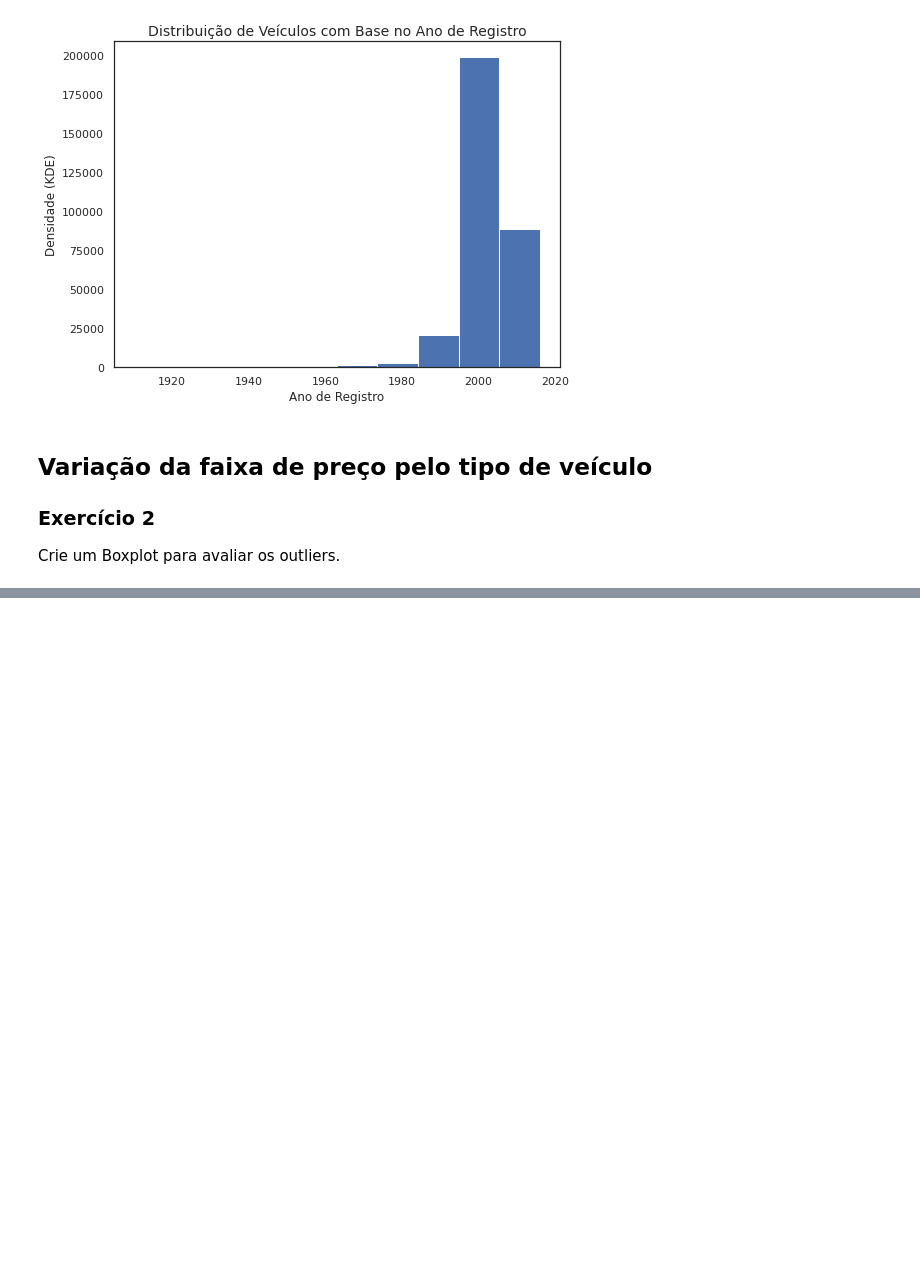
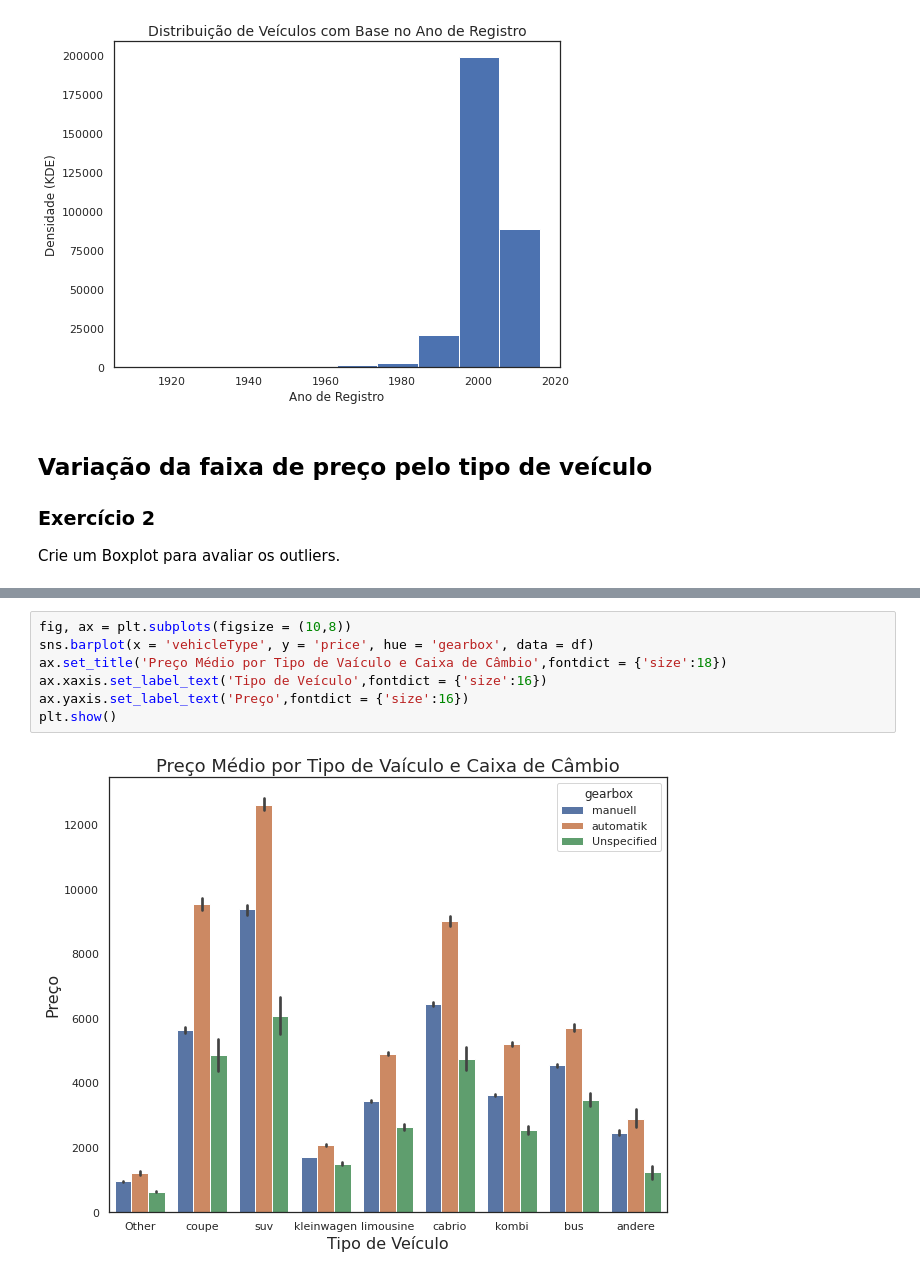
Before and after one commit to Nandaoc/dsa-exercises, a Jupyter notebook: exploratory_analysis_kaggle_dataset/exploratory_analysis_kaggle_dataset_exercise.ipynb, the cells around one changed output, grey strips where cells are left out. Cells and saved outputs as stored; diff of their text form; blank space fills up the shorter version.

```diff
--- a/exploratory_analysis_kaggle_dataset/exploratory_analysis_kaggle_dataset_exercise.ipynb
+++ b/exploratory_analysis_kaggle_dataset/exploratory_analysis_kaggle_dataset_exercise.ipynb
@@ -116,0 +139,9 @@ plt.show()
+# %%
+fig, ax = plt.subplots(figsize = (10,8))
+sns.barplot(x = 'vehicleType', y = 'price', hue = 'gearbox', data = df)
+ax.set_title('Preço Médio por Tipo de Vaículo e Caixa de Câmbio',fontdict = {'size':18})
+ax.xaxis.set_label_text('Tipo de Veículo',fontdict = {'size':16})
+ax.yaxis.set_label_text('Preço',fontdict = {'size':16})
+plt.show()
+# %% [output]
+[figure, added]
```
Also changed, not shown: parts of 9 cells of this notebook.
